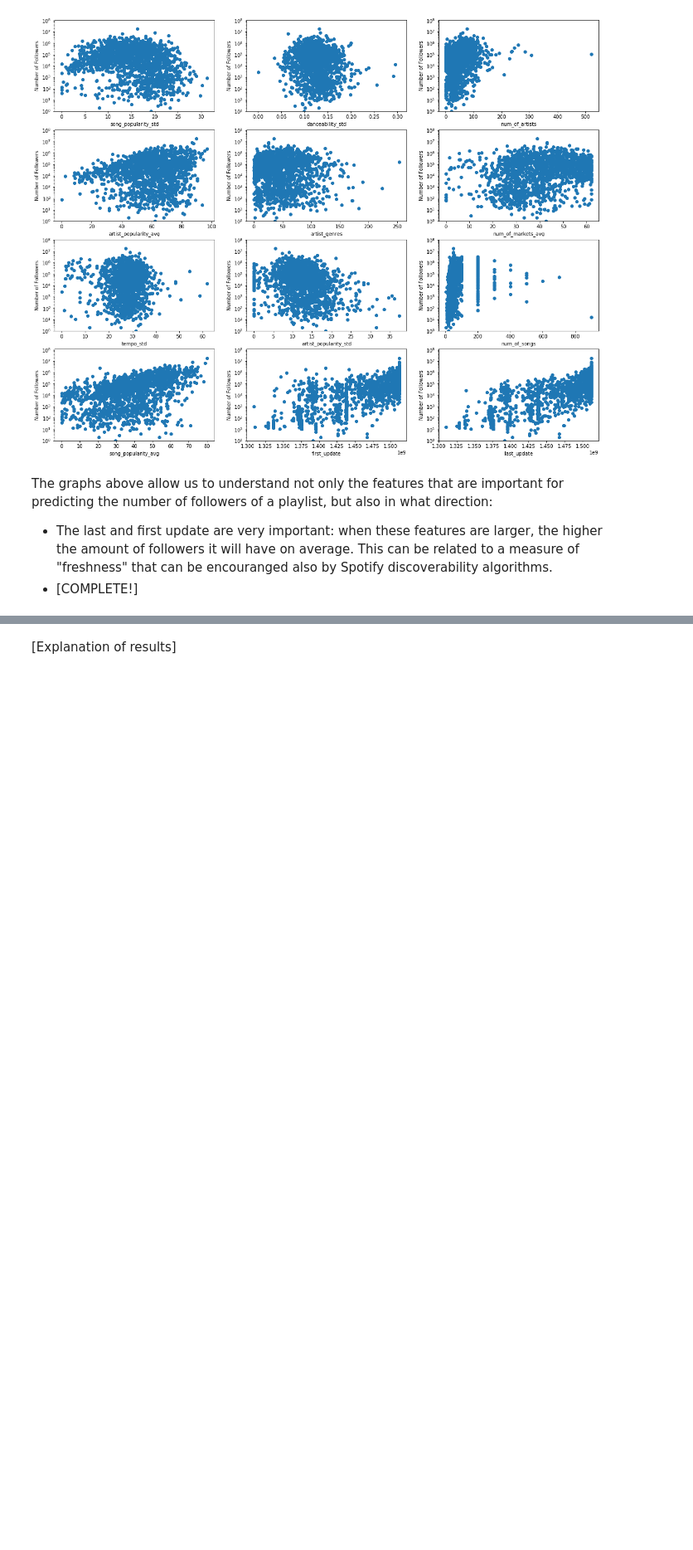
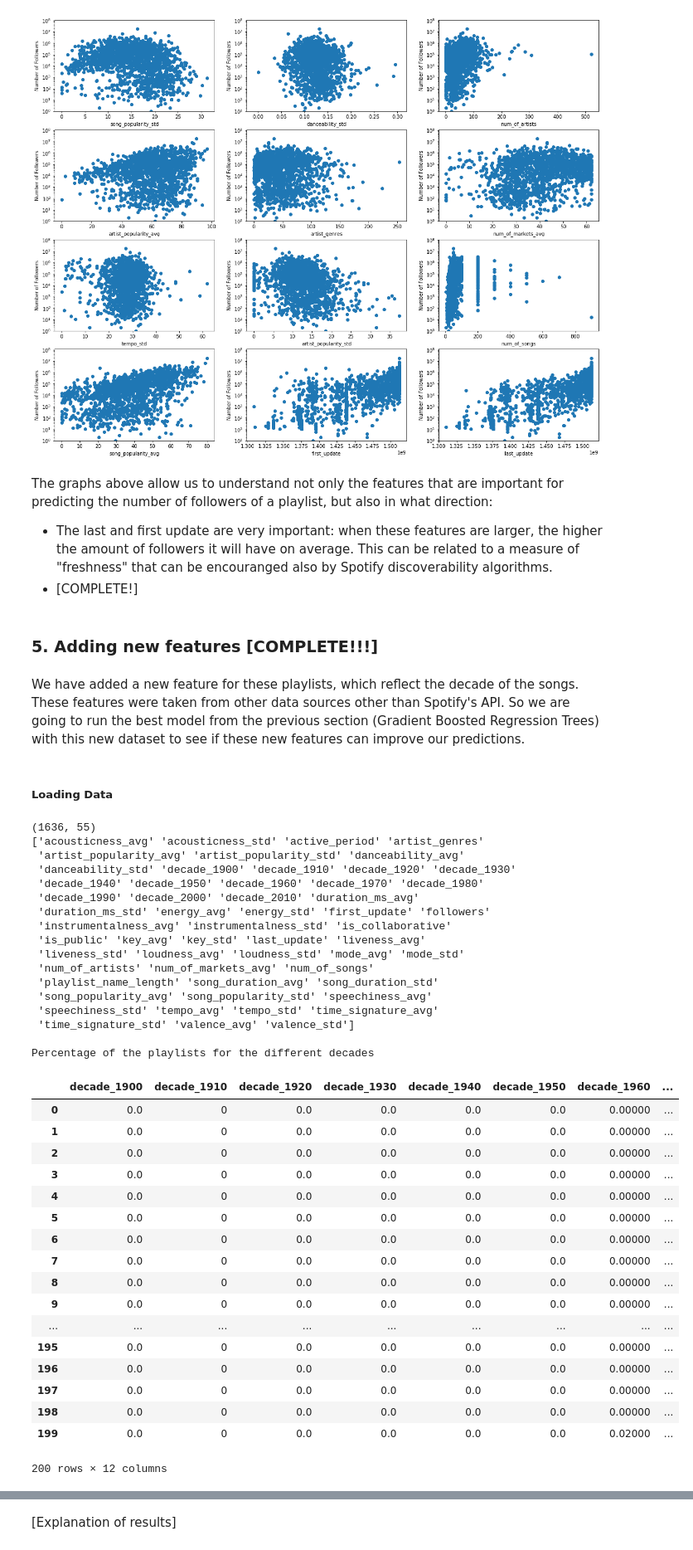
Before and after one commit to srikanth261/spotifyproject, a Jupyter notebook: notebooks/Assessing alternative models - Andres.ipynb, the cells around one changed output, grey strips where cells are left out. Shown at 83% size. Drawn from its saved outputs; the diff is of its cells as text; code cells hidden in the pictures; blank space fills up the shorter version.

Commit message:
adding the decade features to the model

```diff
--- a/notebooks/Assessing alternative models - Andres.ipynb
+++ b/notebooks/Assessing alternative models - Andres.ipynb
@@ -242,3 +242,53 @@ for r in relevant:
 The graphs above allow us to understand not only the features that are important for predicting the number of followers of a playlist, but also in what direction:
 - The last and first update are very important: when these features are larger, the higher the amount of followers it will have on average. This can be related to a measure of "freshness" that can be encouranged also by Spotify discoverability algorithms.
 - [COMPLETE!]
+# %% [markdown]
+### 5. Adding new features [COMPLETE!!!]
+# %% [markdown]
+We have added a new feature for these playlists, which reflect the decade of the songs. These features were taken from other data sources other than Spotify's API. So we are going to run the best model from the previous section (Gradient Boosted Regression Trees) with this new dataset to see if these new features can improve our predictions.
+# %% [markdown]
+##### Loading Data
+# %%
+data = pd.read_csv('data_spotify_v3.csv', index_col= 0)
+print(data.shape)
+print(data.columns.values)
+print("\nPercentage of the playlists for the different decades")
+np.mean(data.iloc[:,8:20], axis=0)
+
+data.iloc[:,8:20].head(200)
+# %% [output]
+(1636, 55)
+['acousticness_avg' 'acousticness_std' 'active_period' 'artist_genres'
+ 'artist_popularity_avg' 'artist_popularity_std' 'danceability_avg'
+ 'danceability_std' 'decade_1900' 'decade_1910' 'decade_1920' 'decade_1930'
+ 'decade_1940' 'decade_1950' 'decade_1960' 'decade_1970' 'decade_1980'
+ 'decade_1990' 'decade_2000' 'decade_2010' 'duration_ms_avg'
+ 'duration_ms_std' 'energy_avg' 'energy_std' 'first_update' 'followers'
+ 'instrumentalness_avg' 'instrumentalness_std' 'is_collaborative'
+ 'is_public' 'key_avg' 'key_std' 'last_update' 'liveness_avg'
+ 'liveness_std' 'loudness_avg' 'loudness_std' 'mode_avg' 'mode_std'
+ 'num_of_artists' 'num_of_markets_avg' 'num_of_songs'
+ 'playlist_name_length' 'song_duration_avg' 'song_duration_std'
+ 'song_popularity_avg' 'song_popularity_std' 'speechiness_avg'
+ 'speechiness_std' 'tempo_avg' 'tempo_std' 'time_signature_avg'
+ 'time_signature_std' 'valence_avg' 'valence_std']
+
+Percentage of the playlists for the different decades
+|  | decade_1900 | decade_1910 | decade_1920 | decade_1930 | decade_1940 | decade_1950 | decade_1960 | ... |
+| 0 | 0.0 | 0 | 0.0 | 0.0 | 0.0 | 0.0 | 0.00000 | ... |
+| 1 | 0.0 | 0 | 0.0 | 0.0 | 0.0 | 0.0 | 0.00000 | ... |
+| 2 | 0.0 | 0 | 0.0 | 0.0 | 0.0 | 0.0 | 0.00000 | ... |
+| 3 | 0.0 | 0 | 0.0 | 0.0 | 0.0 | 0.0 | 0.00000 | ... |
+| 4 | 0.0 | 0 | 0.0 | 0.0 | 0.0 | 0.0 | 0.00000 | ... |
+| 5 | 0.0 | 0 | 0.0 | 0.0 | 0.0 | 0.0 | 0.00000 | ... |
+| 6 | 0.0 | 0 | 0.0 | 0.0 | 0.0 | 0.0 | 0.00000 | ... |
+| 7 | 0.0 | 0 | 0.0 | 0.0 | 0.0 | 0.0 | 0.00000 | ... |
+| 8 | 0.0 | 0 | 0.0 | 0.0 | 0.0 | 0.0 | 0.00000 | ... |
+| 9 | 0.0 | 0 | 0.0 | 0.0 | 0.0 | 0.0 | 0.00000 | ... |
+| ... | ... | ... | ... | ... | ... | ... | ... | ... |
+| 195 | 0.0 | 0 | 0.0 | 0.0 | 0.0 | 0.0 | 0.00000 | ... |
+| 196 | 0.0 | 0 | 0.0 | 0.0 | 0.0 | 0.0 | 0.00000 | ... |
+| 197 | 0.0 | 0 | 0.0 | 0.0 | 0.0 | 0.0 | 0.00000 | ... |
+| 198 | 0.0 | 0 | 0.0 | 0.0 | 0.0 | 0.0 | 0.00000 | ... |
+| 199 | 0.0 | 0 | 0.0 | 0.0 | 0.0 | 0.0 | 0.02000 | ... |
+200 rows × 12 columns
```
Also changed, not shown: parts of 8 cells of this notebook, 2 other files.
